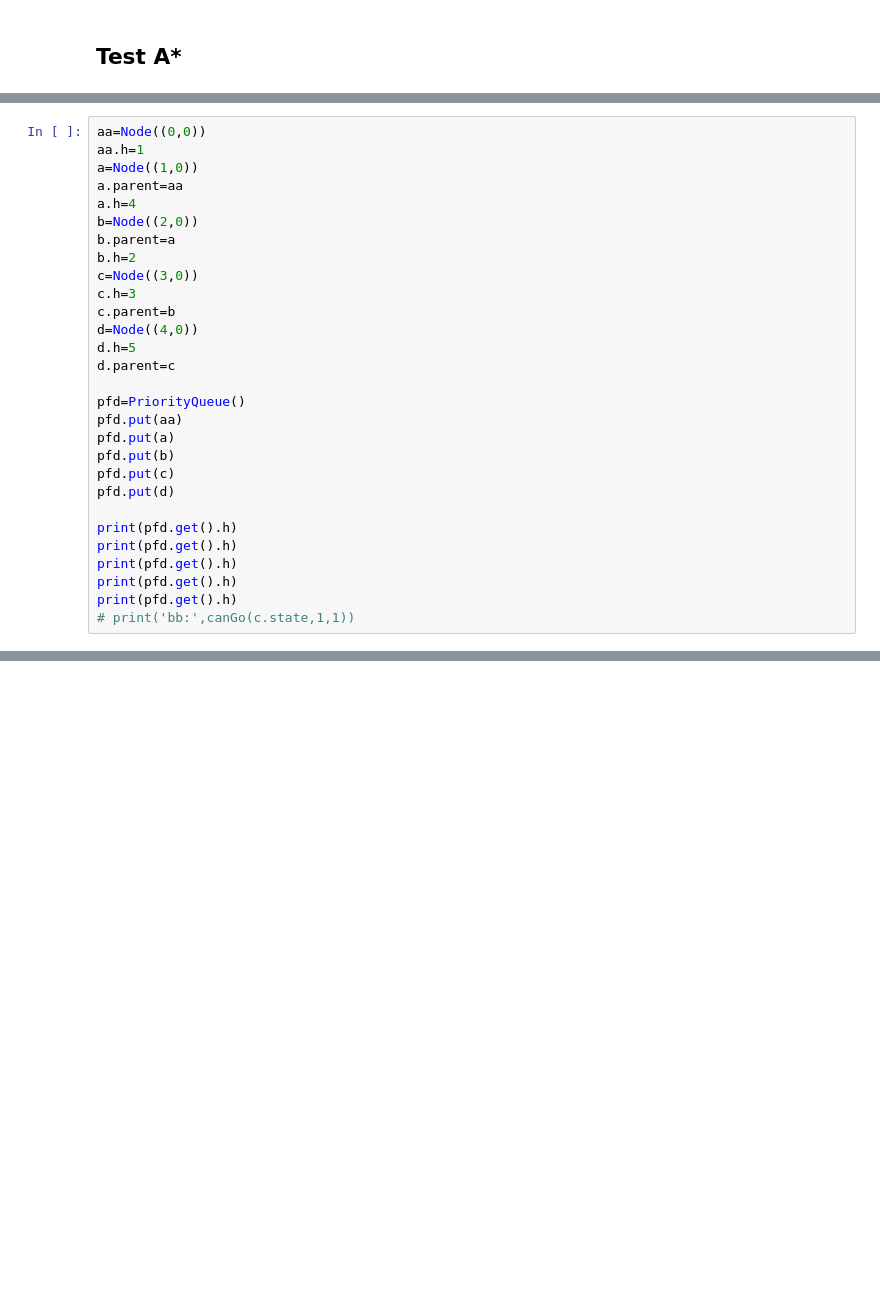
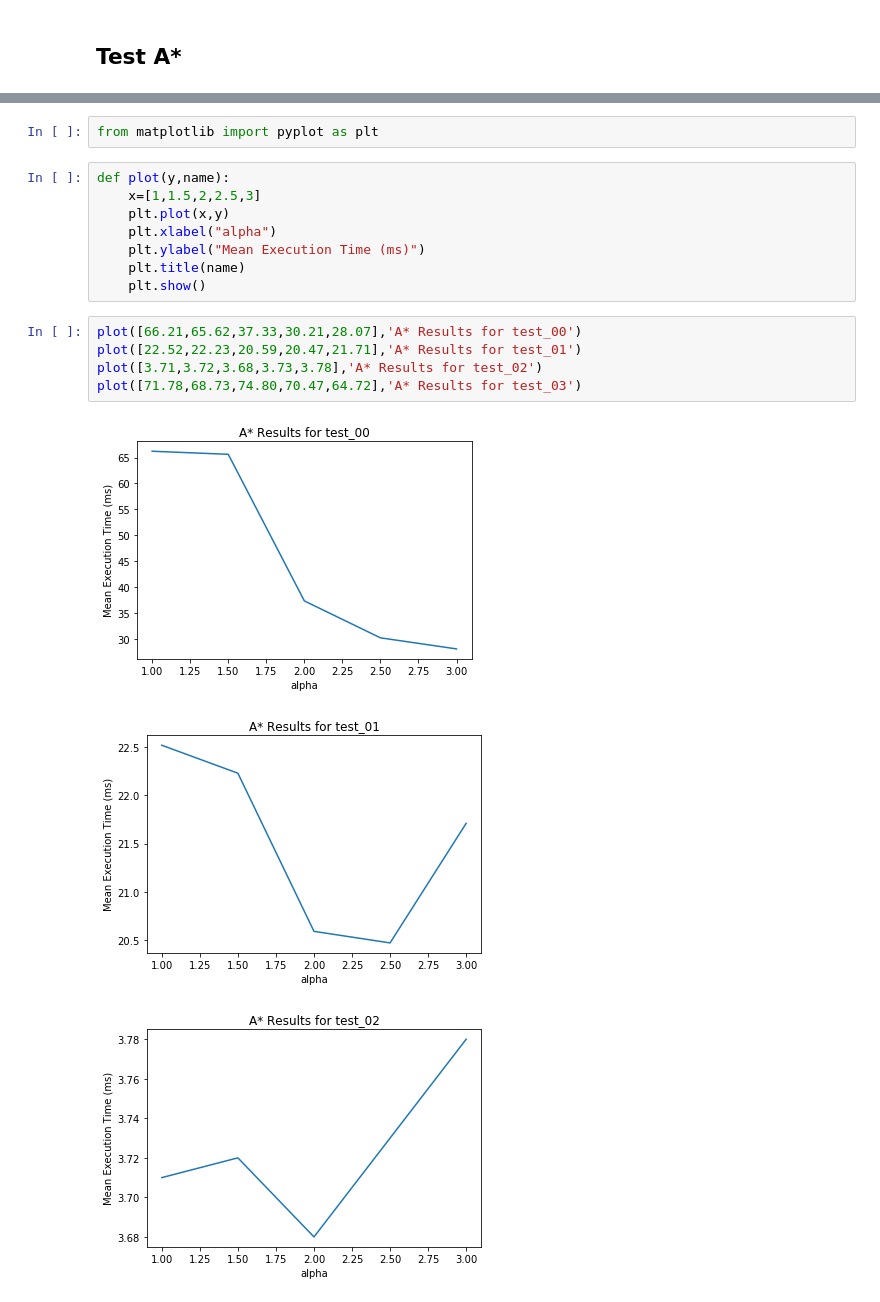
Before and after one commit to daniyalmaroufi/AI_Course, a Jupyter notebook: CA1/CA1.ipynb, the cells around one changed output, grey strips where cells are left out. Saved outputs shown, nothing was run; the diff lists cells and outputs as text; blank space fills up the shorter version.

```diff
--- a/CA1/CA1.ipynb
+++ b/CA1/CA1.ipynb
@@ -659,30 +659 @@ Mean Time: 94.93637084960938
 ------------------
-# %%
-aa=Node((0,0))
-aa.h=1
-a=Node((1,0))
-a.parent=aa
-a.h=4
-b=Node((2,0))
-b.parent=a
-b.h=2
-c=Node((3,0))
-c.h=3
-c.parent=b
-d=Node((4,0))
-d.h=5
-d.parent=c
-
-pfd=PriorityQueue()
-pfd.put(aa)
-pfd.put(a)
-pfd.put(b)
-pfd.put(c)
-pfd.put(d)
-
-print(pfd.get().h)
-print(pfd.get().h)
-print(pfd.get().h)
-print(pfd.get().h)
-print(pfd.get().h)
-# print('bb:',canGo(c.state,1,1))
@@ -694,0 +868,19 @@ print(pfd.get().h)
+# %%
+from matplotlib import pyplot as plt
+# %%
+def plot(y,name):
+    x=[1,1.5,2,2.5,3]
+    plt.plot(x,y)
+    plt.xlabel("alpha")
+    plt.ylabel("Mean Execution Time (ms)")
+    plt.title(name)
+    plt.show()
+# %%
+plot([66.21,65.62,37.33,30.21,28.07],'A* Results for test_00')
+plot([22.52,22.23,20.59,20.47,21.71],'A* Results for test_01')
+plot([3.71,3.72,3.68,3.73,3.78],'A* Results for test_02')
+plot([71.78,68.73,74.80,70.47,64.72],'A* Results for test_03')
+# %% [output]
+[figure, added]
+[figure, added]
+[figure, added]
```
Also changed, not shown: parts of 18 cells of this notebook, 2 other files.
